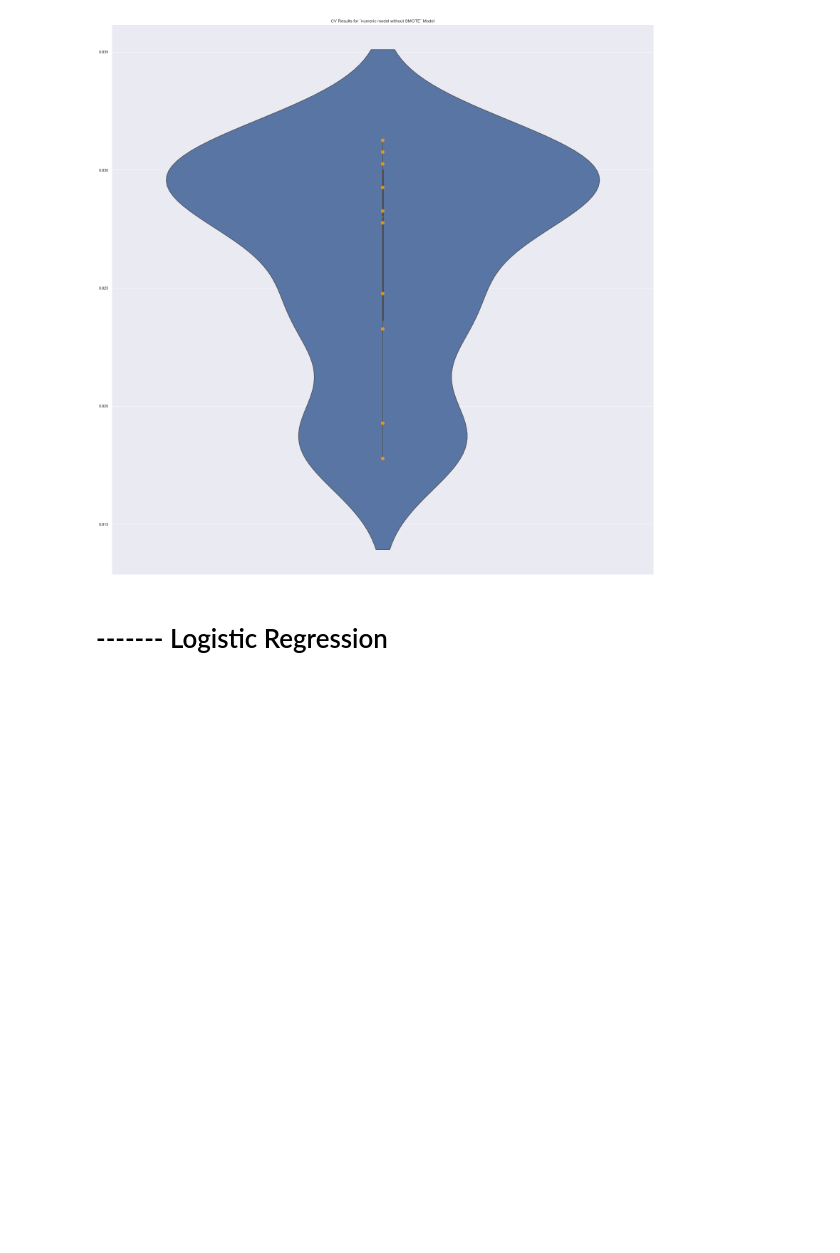
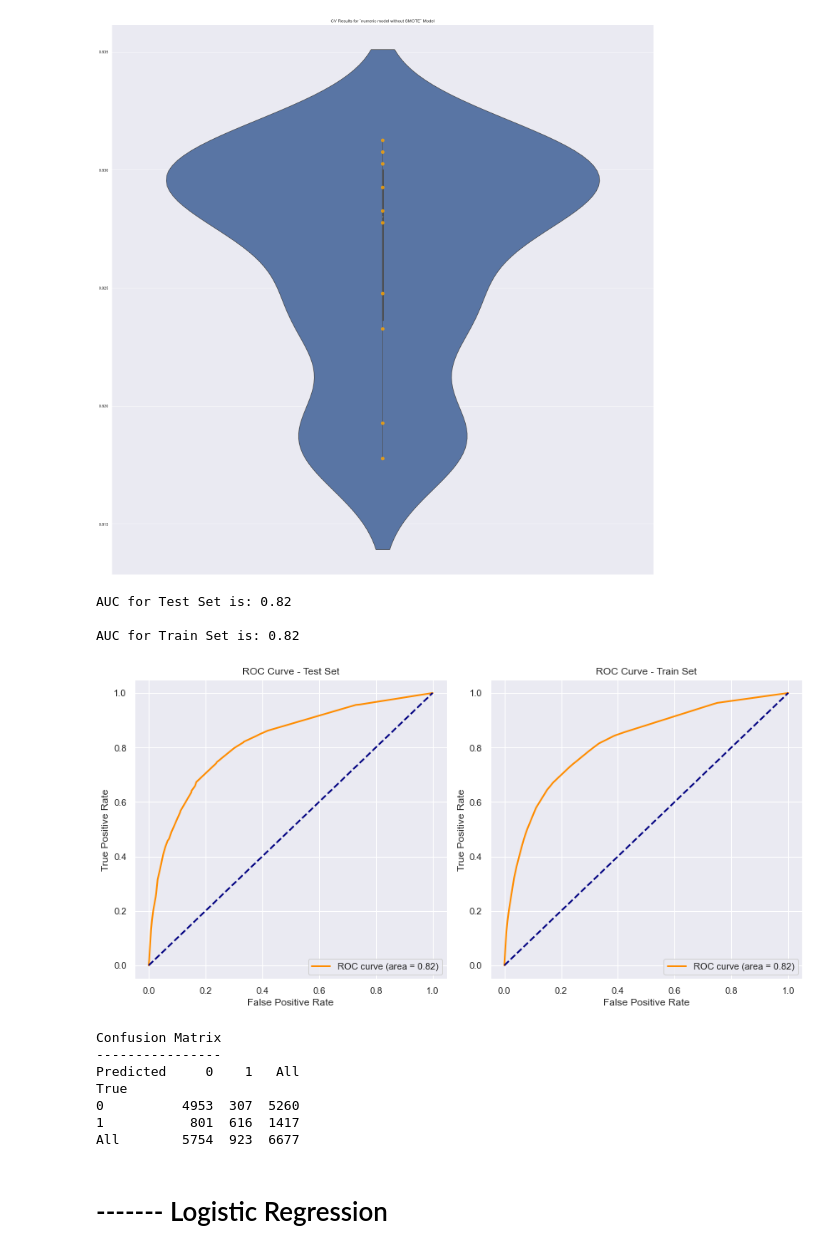
Before and after one commit to K-Pegg/Vaccines-Project, a Jupyter notebook: Notebooks/Juvenson-working-notebook.ipynb, the cells around one changed output. Cells and saved outputs as stored; diff of their text form; code cells hidden in the pictures; blank space fills up the shorter version.

```diff
--- a/Notebooks/Juvenson-working-notebook.ipynb
+++ b/Notebooks/Juvenson-working-notebook.ipynb
@@ -643,3 +691,17 @@ CV Results for `numeric model without SMOTE` model:
+# %%
+evaluate_model_performance(rf_clf, X_train_scaled, y_train, X_test_scaled, y_test)
+# %% [output]
+AUC for Test Set is: 0.82
+
+AUC for Train Set is: 0.82
+[figure, added]
+Confusion Matrix
+----------------
+Predicted     0    1   All
+True
+0          4953  307  5260
+1           801  616  1417
+All        5754  923  6677
 # %% [markdown]
 # ------- Logistic Regression
 # %%
```
Also changed, not shown: parts of 13 cells of this notebook.
